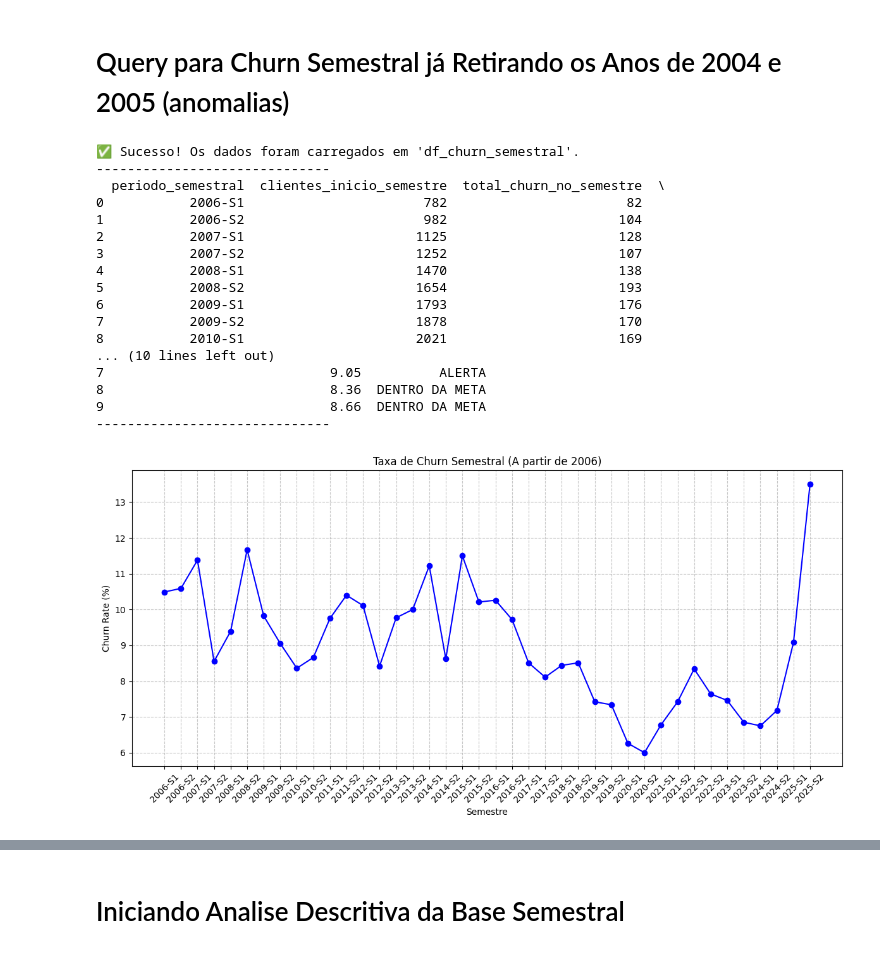
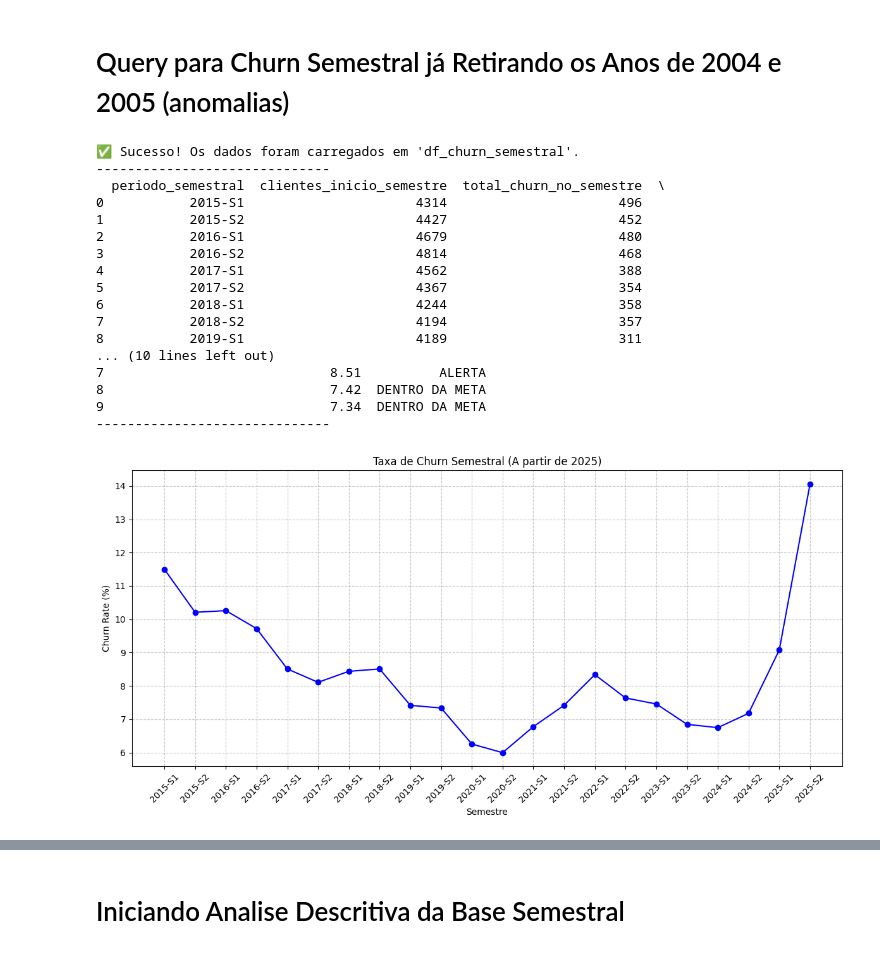
Before and after one commit to fabiopimentel21/customer-retention-analytics, a Jupyter notebook: analise-chunr-clientes/churn-clientes-semestral.ipynb, the cells around one changed output, grey strips where cells are left out. Cells and saved outputs as stored; diff of their text form; code cells hidden in the pictures.

Commit message:
iniciando analise semestral

```diff
--- a/analise-chunr-clientes/churn-clientes-semestral.ipynb
+++ b/analise-chunr-clientes/churn-clientes-semestral.ipynb
@@ -59,8 +59,10 @@ churn_por_cliente as (
 ),
 
 data_minima as (
-    -- Alterado para iniciar a análise em 2006, descartando 2004 e 2005
-    select '2006-01-01'::date as inicio_historico
+    -- Alterado para iniciar em 2015 e definir o teto em 2025
+    select
+        '2015-01-01'::date as inicio_historico,
+        '2025-12-31'::date as fim_historico
 ),
 
 churn_semestral as (
@@ -78,7 +80,7 @@ clientes_ativos_inicio_semestre as (
     from (
         select generate_series(
             (select inicio_historico from data_minima),
-            CURRENT_DATE,
+            (select fim_historico from data_minima),
             '6 months'
         )::date as semestre
     ) ss
@@ -100,58 +102,59 @@ select
         else ROUND((coalesce(cs.clientes_churn, 0)::numeric / cas.total_clientes_inicio::numeric) * 100, 2)
     end as churn_rate_semestral_percentual,
     case
-        when (coalesce(cs.clientes_churn, 0)::numeric / nullif(cas.total_clientes_inicio,0)::numeric) * 100 > 12 then 'CRÍTICO (>12%)'
-        when (coalesce(cs.clientes_churn, 0)::numeric / nullif(cas.total_clientes_inicio,0)::numeric) * 100 > 9 then 'ALERTA'
+        when (coalesce(cs.clientes_churn, 0)::numeric / nullif(cas.total_clientes_inicio,0)::numeric) * 100 > 10 then 'CRÍTICO (>12%)'
+        when (coalesce(cs.clientes_churn, 0)::numeric / nullif(cas.total_clientes_inicio,0)::numeric) * 100 > 7.5 then 'ALERTA'
         else 'DENTRO DA META'
     end as analise_saude
 from clientes_ativos_inicio_semestre cas
 left join churn_semestral cs on cas.semestre = cs.semestre_churn
 where cas.total_clientes_inicio > 0
+  and cas.semestre <= (select fim_historico from data_minima)
 order by cas.semestre;
 """
 
 # 4. Execução da consulta
 try:
     with engine.connect() as conn:
         df_churn_semestral = pd.read_sql(text(sql_query), conn)
 
     print("✅ Sucesso! Os dados foram carregados em 'df_churn_semestral'.")
     print("-" * 30)
-    print(df_churn_semestral.head(10)) # Exibe os primeiros 10 semestres (começando em 2006)
+    print(df_churn_semestral.head(10)) # Exibe os primeiros 10 semestres
     print("-" * 30)
 
     # 5. Visualização Básica
     plt.figure(figsize=(12, 6))
     plt.plot(df_churn_semestral['periodo_semestral'], df_churn_semestral['churn_rate_semestral_percentual'], marker='o', linestyle='-', color='b')
-    plt.title('Taxa de Churn Semestral (A partir de 2006)')
+    plt.title('Taxa de Churn Semestral (A partir de 2025)')
     plt.xlabel('Semestre')
     plt.ylabel('Churn Rate (%)')
     plt.xticks(rotation=45)
     plt.grid(True, linestyle='--', alpha=0.7)
     plt.tight_layout()
     plt.show()
 
 except Exception as e:
     print(f"❌ Erro ao executar consulta: {e}")
 # %% [output]
 ✅ Sucesso! Os dados foram carregados em 'df_churn_semestral'.
 ------------------------------
   periodo_semestral  clientes_inicio_semestre  total_churn_no_semestre  \
-0           2006-S1                       782                       82
-1           2006-S2                       982                      104
-2           2007-S1                      1125                      128
-3           2007-S2                      1252                      107
-4           2008-S1                      1470                      138
-5           2008-S2                      1654                      193
-6           2009-S1                      1793                      176
-7           2009-S2                      1878                      170
-8           2010-S1                      2021                      169
+0           2015-S1                      4314                      496
+1           2015-S2                      4427                      452
+2           2016-S1                      4679                      480
+3           2016-S2                      4814                      468
+4           2017-S1                      4562                      388
+5           2017-S2                      4367                      354
+6           2018-S1                      4244                      358
+7           2018-S2                      4194                      357
+8           2019-S1                      4189                      311
 ... (10 lines left out)
-7                             9.05          ALERTA
-8                             8.36  DENTRO DA META
-9                             8.66  DENTRO DA META
+7                             8.51          ALERTA
+8                             7.42  DENTRO DA META
+9                             7.34  DENTRO DA META
 ------------------------------
-[figure, old version]
+[figure, new version]
 # %%
 df_churn_semestral
 # %% [output]
```
Also changed, not shown: parts of 3 cells of this notebook, 1 other file.
